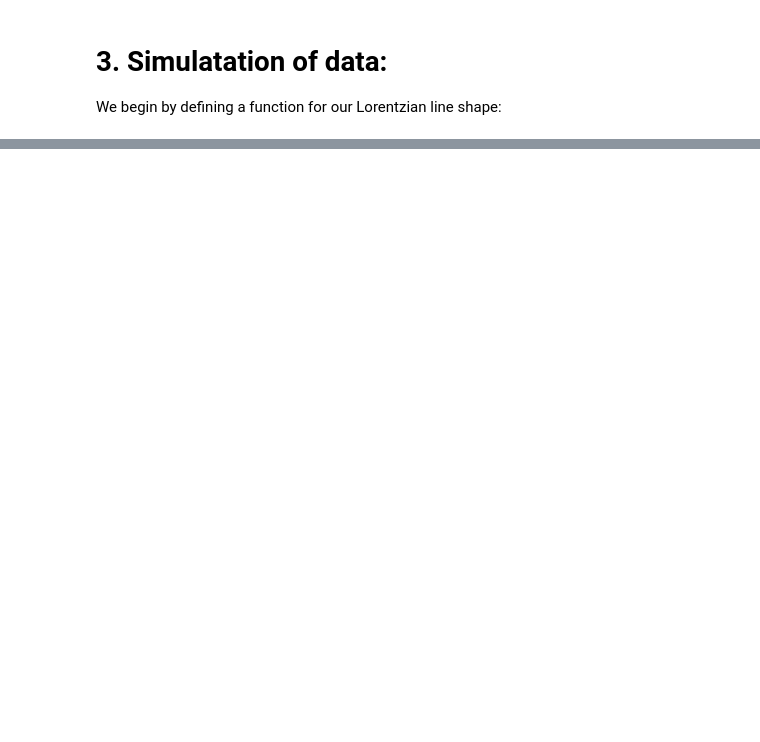
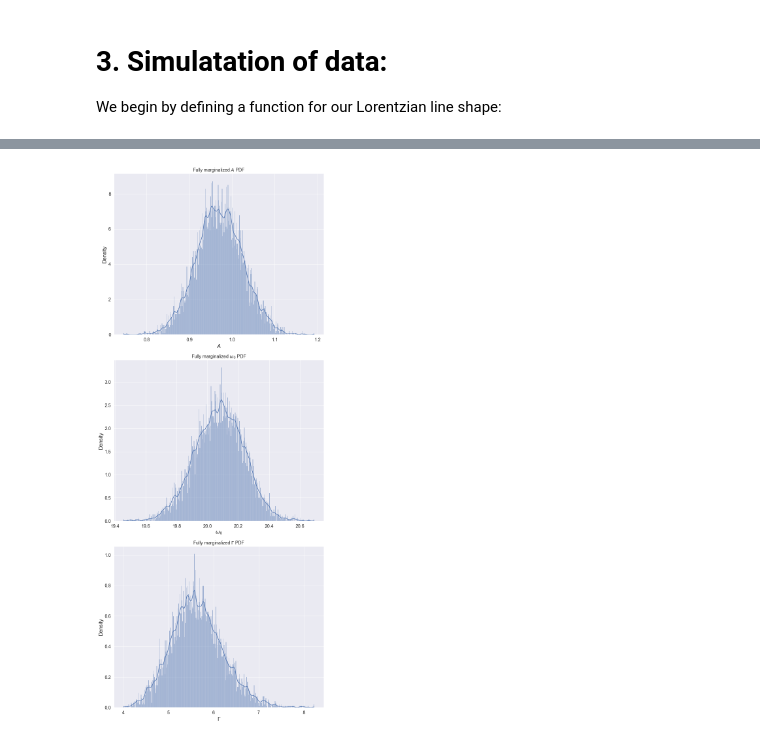
Before and after one commit to phys201/FluorescenceSpectroscopy, a Jupyter notebook: documentation.ipynb, the cells around one changed output, grey strips where cells are left out. Cells and saved outputs as stored; diff of their text form; code cells hidden in the pictures; blank space fills up the shorter version.

```diff
--- a/documentation.ipynb
+++ b/documentation.ipynb
@@ -172,0 +163,34 @@ sns.pairplot(posterior.drop('prediction', axis=1))
+# %%
+fig, (ax1, ax2, ax3) = plt.subplots(3, figsize=(10, 24))
+
+marg_A = sns.histplot(posterior.A,
+                      fill=True, stat="density",
+                      kde=True,
+                      ax=ax1
+                     )
+marg_A.set(xlabel='$A$',
+                   title='Fully marginalized $A$ PDF'
+                  );
+
+
+marg_w0 = sns.histplot(posterior.w0,
+                       fill=True, stat="density",
+                       kde=True,
+                       ax=ax2
+                      )
+marg_w0.set(xlabel='$\omega_0$',
+                   title='Fully marginalized $\omega_0$ PDF'
+                  );
+
+marg_gamma = sns.histplot(posterior.gamma,
+                          fill=True, stat="density",
+                          kde=True,
+                          ax=ax3
+                         )
+marg_gamma.set(xlabel='$\Gamma$',
+                   title='Fully marginalized $\Gamma$ PDF'
+                  );
+
+plt.tight_layout()
+# %% [output]
+[figure, added]
```
Also changed, not shown: parts of 13 cells of this notebook.
